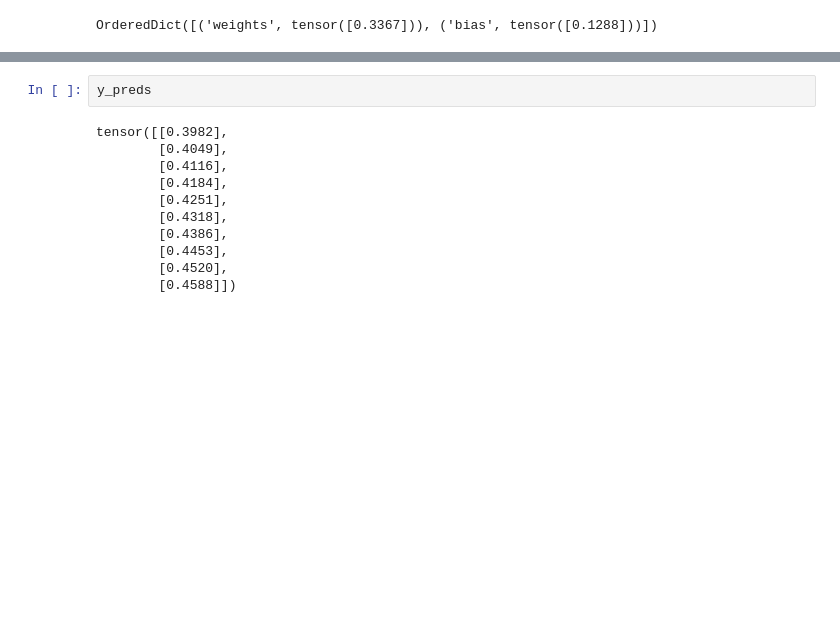
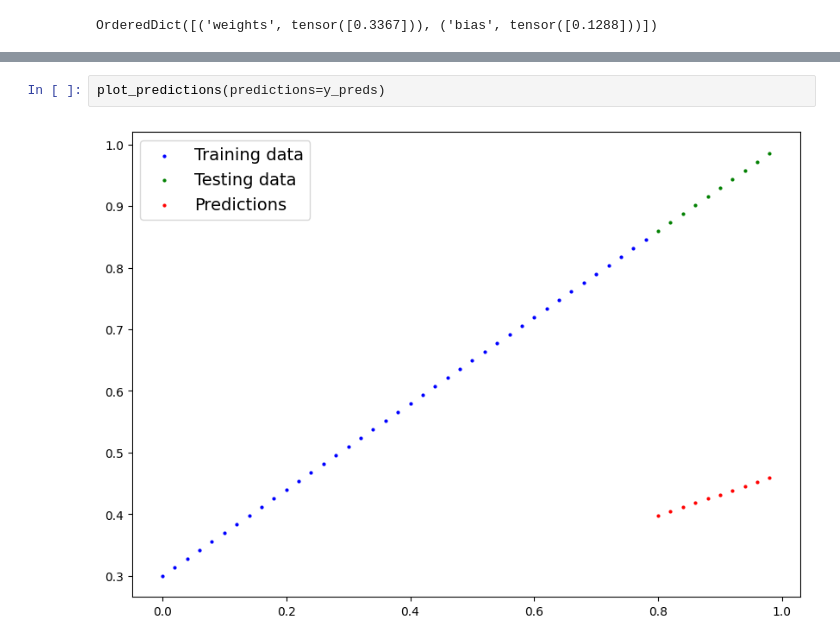
Before and after one commit to tshortess/machine_learning, a Jupyter notebook: pytorch_course/PyTorch_Course/01_Exercises.ipynb, the cells around one changed output, grey strips where cells are left out. Drawn from its saved outputs; the diff is of its cells as text; blank space fills up the shorter version.

```diff
--- a/pytorch_course/PyTorch_Course/01_Exercises.ipynb
+++ b/pytorch_course/PyTorch_Course/01_Exercises.ipynb
@@ -103,13 +128,4 @@ with torch.inference_mode():
-# %%
-y_preds
-# %% [output]
-tensor([[0.3982],
-        [0.4049],
-        [0.4116],
-        [0.4184],
-        [0.4251],
-        [0.4318],
-        [0.4386],
-        [0.4453],
-        [0.4520],
-        [0.4588]])
+# %%
+plot_predictions(predictions=y_preds)
+# %% [output]
+[figure, added]
```
Also changed, not shown: parts of 9 cells of this notebook.
